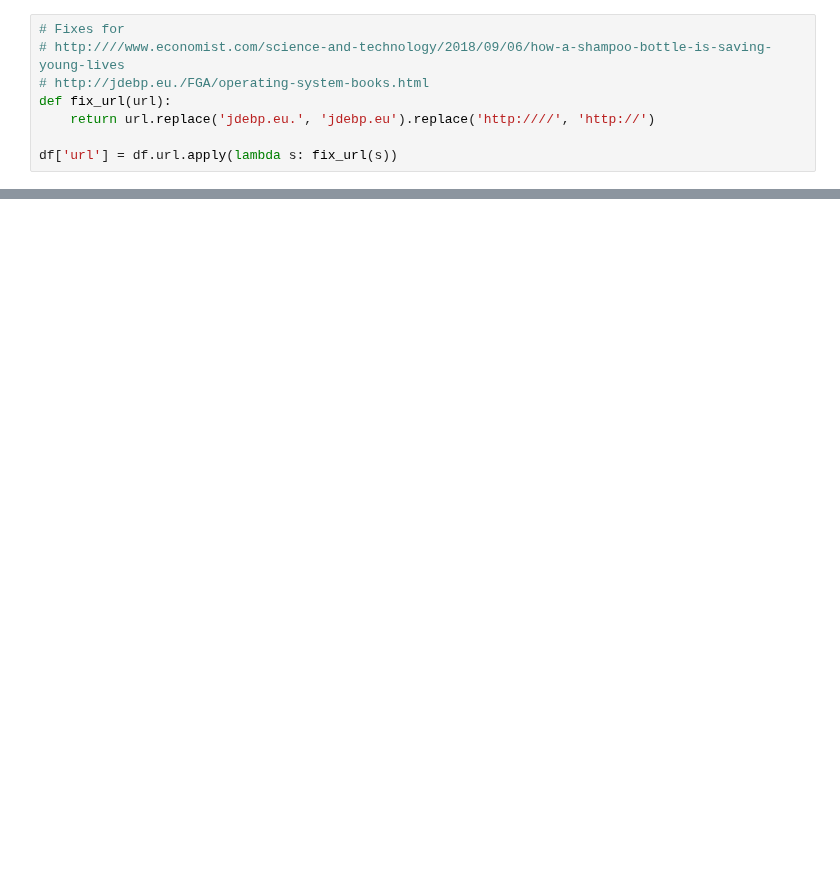
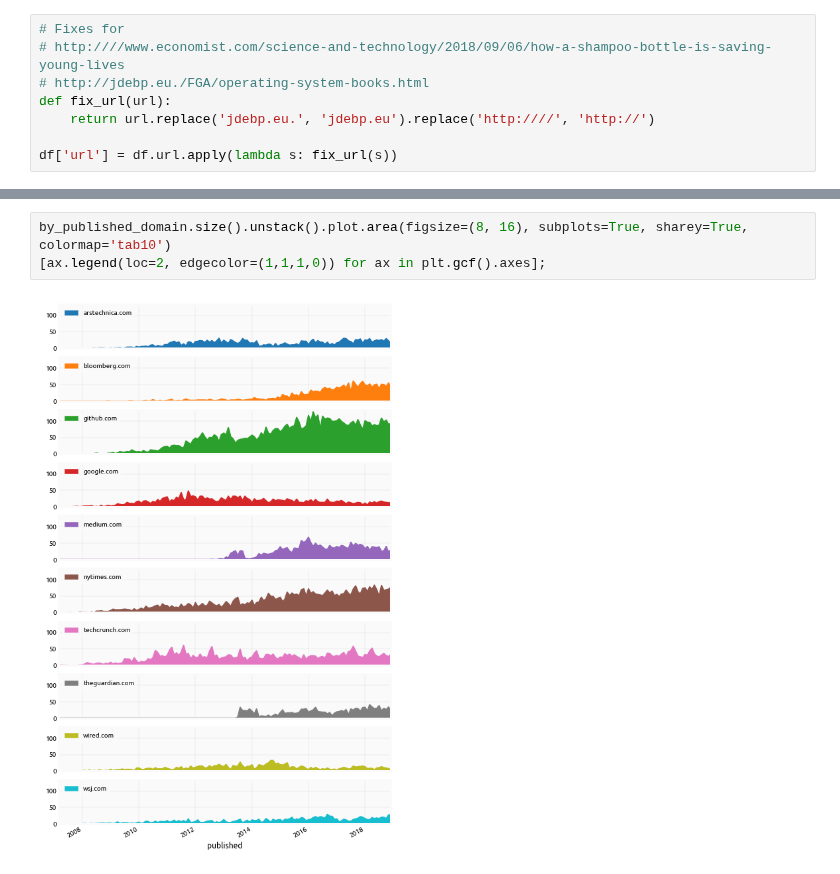
Before and after one commit to yaph/ipython-notebooks, a Jupyter notebook: hacker-news-stories.ipynb, the cells around one changed output, grey strips where cells are left out. Cells and saved outputs as stored; diff of their text form; blank space fills up the shorter version.

```diff
--- a/hacker-news-stories.ipynb
+++ b/hacker-news-stories.ipynb
@@ -93,0 +74,5 @@ by_user['score'].size().sort_values(ascending=False)[:50][::-1].plot.barh(figsiz
+# %%
+by_published_domain.size().unstack().plot.area(figsize=(8, 16), subplots=True, sharey=True, colormap='tab10')
+[ax.legend(loc=2, edgecolor=(1,1,1,0)) for ax in plt.gcf().axes];
+# %% [output]
+[figure, added]
```
Also changed, not shown: parts of 11 cells of this notebook.
